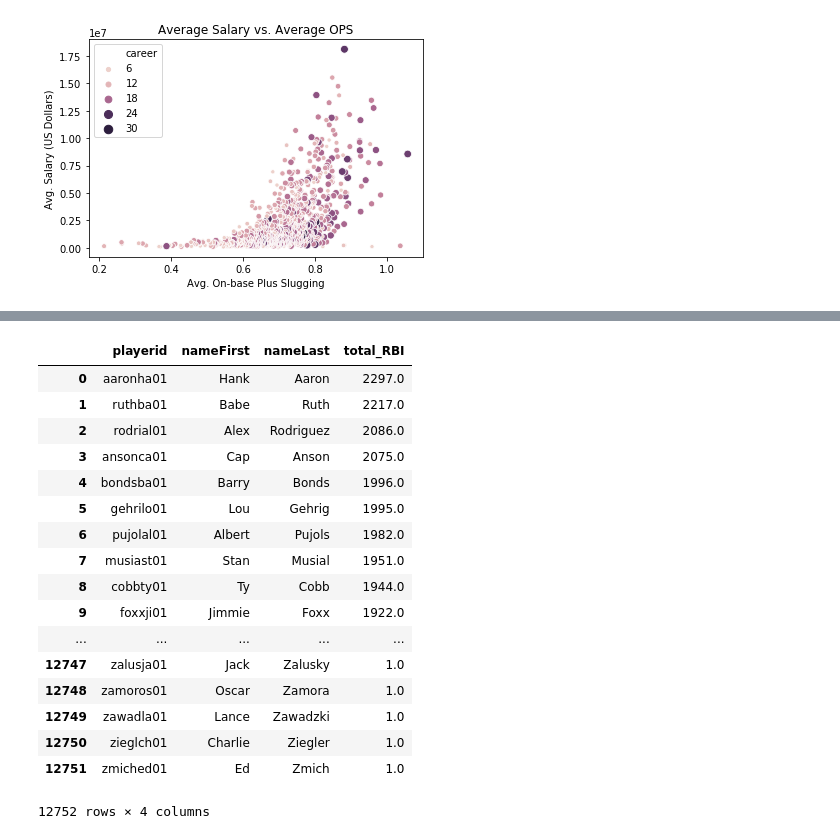
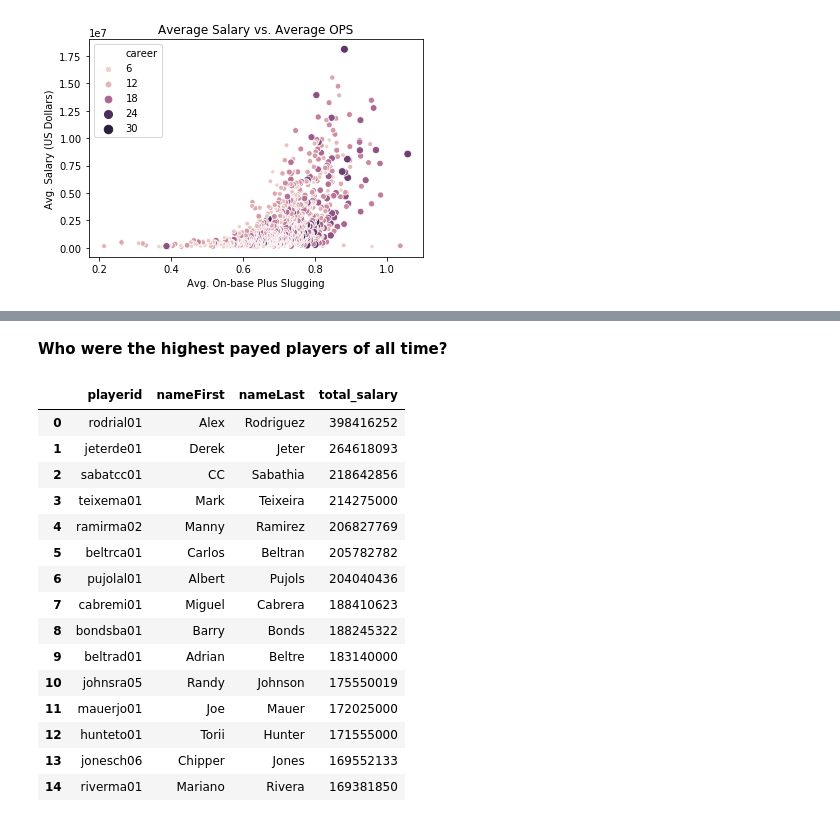
Before and after one commit to domitchler/sta141b-assignment-5, a Jupyter notebook: hw5.ipynb, the cells around one changed output, grey strips where cells are left out. Drawn from its saved outputs; the diff is of its cells as text; code cells hidden in the pictures.

```diff
--- a/hw5.ipynb
+++ b/hw5.ipynb
@@ -456,30 +553,30 @@ ax
+# %% [markdown]
+__Who were the highest payed players of all time?__
 # %%
 pd.read_sql("""
-    SELECT l.playerid, nameFirst, nameLast, total_RBI FROM
-        (SELECT playerid, SUM(RBI) as total_RBI FROM batting
+    SELECT l.playerid, nameFirst, nameLast, total_salary FROM
+        (SELECT playerid, SUM(salary) as total_salary FROM salaries
         GROUP BY playerid) AS l
     JOIN
         (SELECT playerid, nameFirst, nameLast FROM people) AS r
     ON l.playerid = r.playerid
-    WHERE total_RBI > 0
-    ORDER BY total_RBI DESC
+    ORDER BY total_salary DESC
+    LIMIT 15
 """, db)
 # %% [output]
-|  | playerid | nameFirst | nameLast | total_RBI |
-| 0 | aaronha01 | Hank | Aaron | 2297.0 |
-| 1 | ruthba01 | Babe | Ruth | 2217.0 |
-| 2 | rodrial01 | Alex | Rodriguez | 2086.0 |
-| 3 | ansonca01 | Cap | Anson | 2075.0 |
-| 4 | bondsba01 | Barry | Bonds | 1996.0 |
-| 5 | gehrilo01 | Lou | Gehrig | 1995.0 |
-| 6 | pujolal01 | Albert | Pujols | 1982.0 |
-| 7 | musiast01 | Stan | Musial | 1951.0 |
-| 8 | cobbty01 | Ty | Cobb | 1944.0 |
-| 9 | foxxji01 | Jimmie | Foxx | 1922.0 |
-| ... | ... | ... | ... | ... |
-| 12747 | zalusja01 | Jack | Zalusky | 1.0 |
-| 12748 | zamoros01 | Oscar | Zamora | 1.0 |
-| 12749 | zawadla01 | Lance | Zawadzki | 1.0 |
-| 12750 | zieglch01 | Charlie | Ziegler | 1.0 |
-| 12751 | zmiched01 | Ed | Zmich | 1.0 |
+|  | playerid | nameFirst | nameLast | total_salary |
+| 0 | rodrial01 | Alex | Rodriguez | 398416252 |
+| 1 | jeterde01 | Derek | Jeter | 264618093 |
+| 2 | sabatcc01 | CC | Sabathia | 218642856 |
+| 3 | teixema01 | Mark | Teixeira | 214275000 |
+| 4 | ramirma02 | Manny | Ramirez | 206827769 |
+| 5 | beltrca01 | Carlos | Beltran | 205782782 |
+| 6 | pujolal01 | Albert | Pujols | 204040436 |
+| 7 | cabremi01 | Miguel | Cabrera | 188410623 |
+| 8 | bondsba01 | Barry | Bonds | 188245322 |
+| 9 | beltrad01 | Adrian | Beltre | 183140000 |
+| 10 | johnsra05 | Randy | Johnson | 175550019 |
+| 11 | mauerjo01 | Joe | Mauer | 172025000 |
+| 12 | hunteto01 | Torii | Hunter | 171555000 |
+| 13 | jonesch06 | Chipper | Jones | 169552133 |
+| 14 | riverma01 | Mariano | Rivera | 169381850 |
-12752 rows × 4 columns
```
Also changed, not shown: parts of 18 cells of this notebook.
